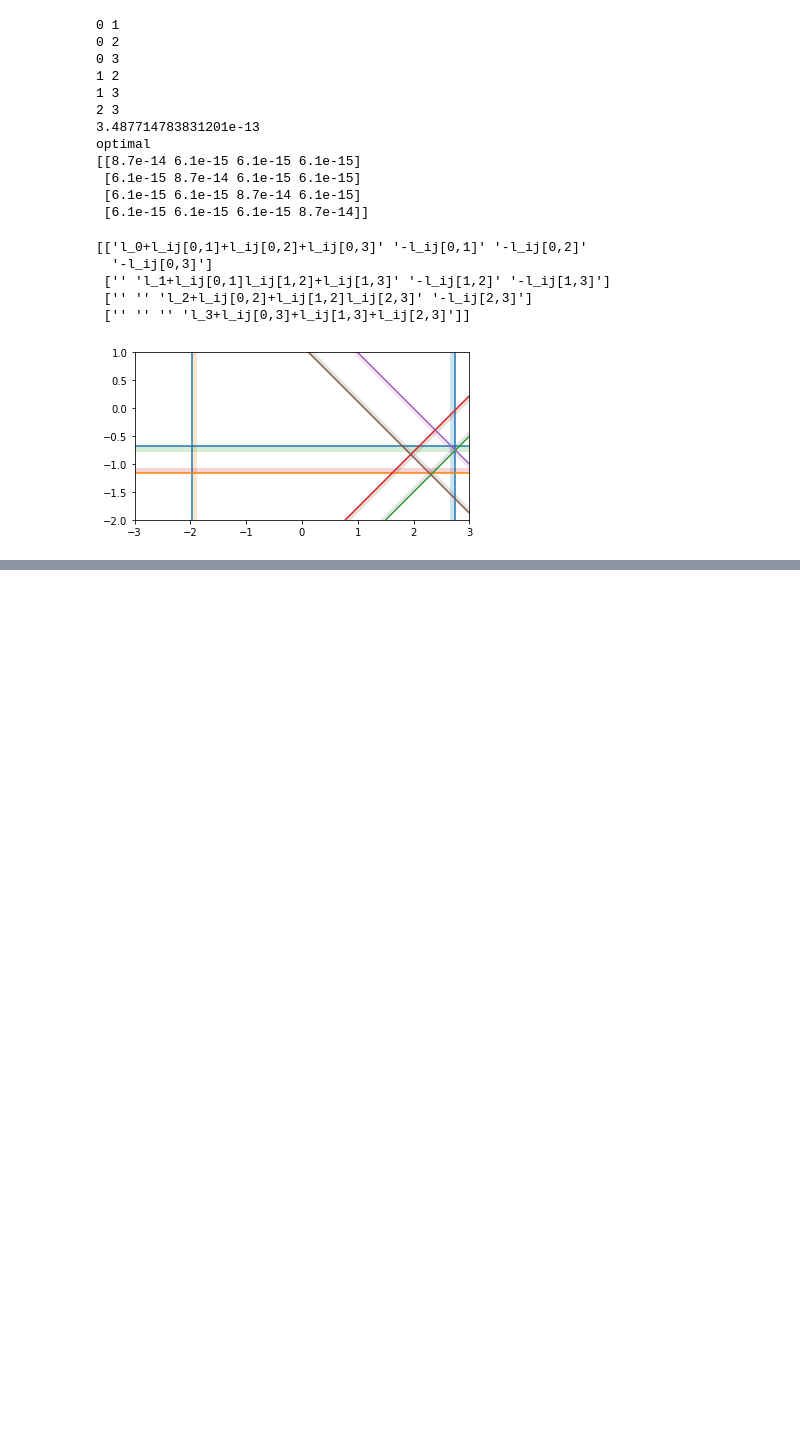
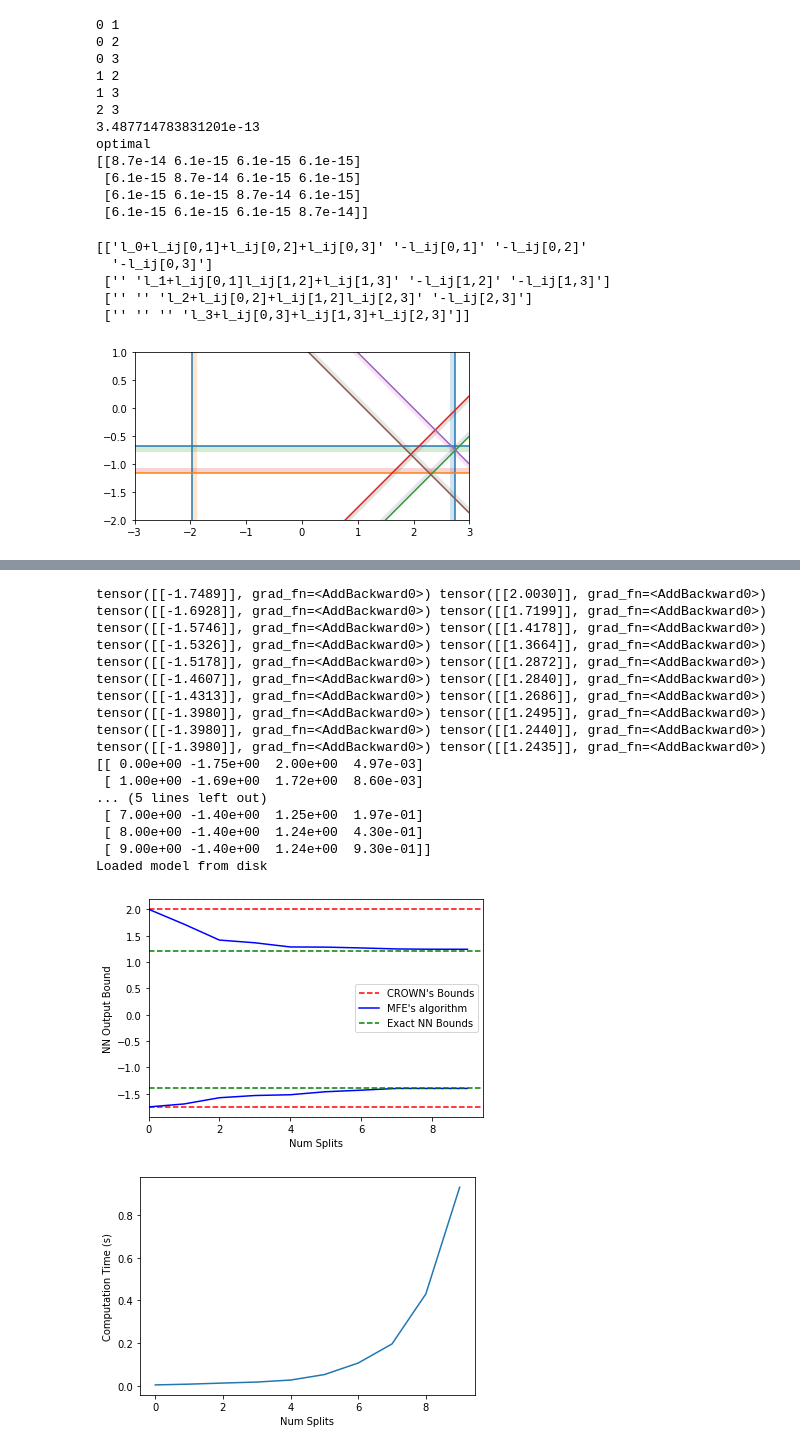
Before and after one commit to neu-autonomy/nfl_veripy, a Jupyter notebook: reach_lp/reach_sdp.ipynb, the cells around one changed output, grey strips where cells are left out. Saved outputs shown, nothing was run; the diff lists cells and outputs as text; code cells hidden in the pictures; blank space fills up the shorter version.

```diff
--- a/reach_lp/reach_sdp.ipynb
+++ b/reach_lp/reach_sdp.ipynb
@@ -531,0 +782,65 @@ plot(A_in,bs)
+# %%
+import time
+torch_model = keras2torch(model, "torch_model")
+torch_model_ = BoundSequential.convert(torch_model, {"same-slope": True})
+init_state_range = np.array([
+                      [0.5, 4.5], # x0min, x0max
+                      [-2.5, 0.0] # x1min, x1max
+    ])
+
+
+
+# Compute successively tighter approximations
+num_x0 = 0.5; num_x1 = 1;
+num = 10
+bounds = []
+bounds = np.empty((num, 4))
+for num in range(num):
+    if num % 2 == 0: num_x0 = int(num_x0*2)
+    else: num_x1 = int(num_x1*2)
+    t_start = time.time()
+    pi_min, pi_max = nn_reachable_set_partitioned(init_state_range, num_x0, num_x1, torch_model_)
+    t_end = time.time()
+    bounds[num] = [num, pi_min, pi_max, t_end - t_start]
+print(bounds)
+
+# Compute exact bounds (via sampling)
+u_min, u_max = get_sampled_bounds(init_state_range)
+
+# Plot
+plt.axhline(bounds[0,1],ls='--', c='red',label="CROWN's Bounds")
+plt.axhline(bounds[0,2],ls='--', c='red')
+plt.plot(bounds[:,0], bounds[:,1], c='blue', label="MFE's algorithm")
+plt.plot(bounds[:,0], bounds[:,2], c='blue')
+plt.axhline(u_min,ls='--', c='green',label="Exact NN Bounds")
+plt.axhline(u_max,ls='--', c='green')
+plt.xlabel('Num Splits')
+plt.ylabel('NN Output Bound')
+plt.xlim(left=0)
+plt.legend()
+plt.show()
+
+plt.plot(bounds[:,0], bounds[:,3])
+plt.ylabel('Computation Time (s)')
+plt.xlabel('Num Splits')
+plt.show()
+# %% [output]
+tensor([[-1.7489]], grad_fn=<AddBackward0>) tensor([[2.0030]], grad_fn=<AddBackward0>)
+tensor([[-1.6928]], grad_fn=<AddBackward0>) tensor([[1.7199]], grad_fn=<AddBackward0>)
+tensor([[-1.5746]], grad_fn=<AddBackward0>) tensor([[1.4178]], grad_fn=<AddBackward0>)
+tensor([[-1.5326]], grad_fn=<AddBackward0>) tensor([[1.3664]], grad_fn=<AddBackward0>)
+tensor([[-1.5178]], grad_fn=<AddBackward0>) tensor([[1.2872]], grad_fn=<AddBackward0>)
+tensor([[-1.4607]], grad_fn=<AddBackward0>) tensor([[1.2840]], grad_fn=<AddBackward0>)
+tensor([[-1.4313]], grad_fn=<AddBackward0>) tensor([[1.2686]], grad_fn=<AddBackward0>)
+tensor([[-1.3980]], grad_fn=<AddBackward0>) tensor([[1.2495]], grad_fn=<AddBackward0>)
+tensor([[-1.3980]], grad_fn=<AddBackward0>) tensor([[1.2440]], grad_fn=<AddBackward0>)
+tensor([[-1.3980]], grad_fn=<AddBackward0>) tensor([[1.2435]], grad_fn=<AddBackward0>)
+[[ 0.00e+00 -1.75e+00  2.00e+00  4.97e-03]
+ [ 1.00e+00 -1.69e+00  1.72e+00  8.60e-03]
+... (5 lines left out)
+ [ 7.00e+00 -1.40e+00  1.25e+00  1.97e-01]
+ [ 8.00e+00 -1.40e+00  1.24e+00  4.30e-01]
+ [ 9.00e+00 -1.40e+00  1.24e+00  9.30e-01]]
+Loaded model from disk
+[figure, added]
+[figure, added]
```
Also changed, not shown: parts of 10 cells of this notebook, 4 other files.
